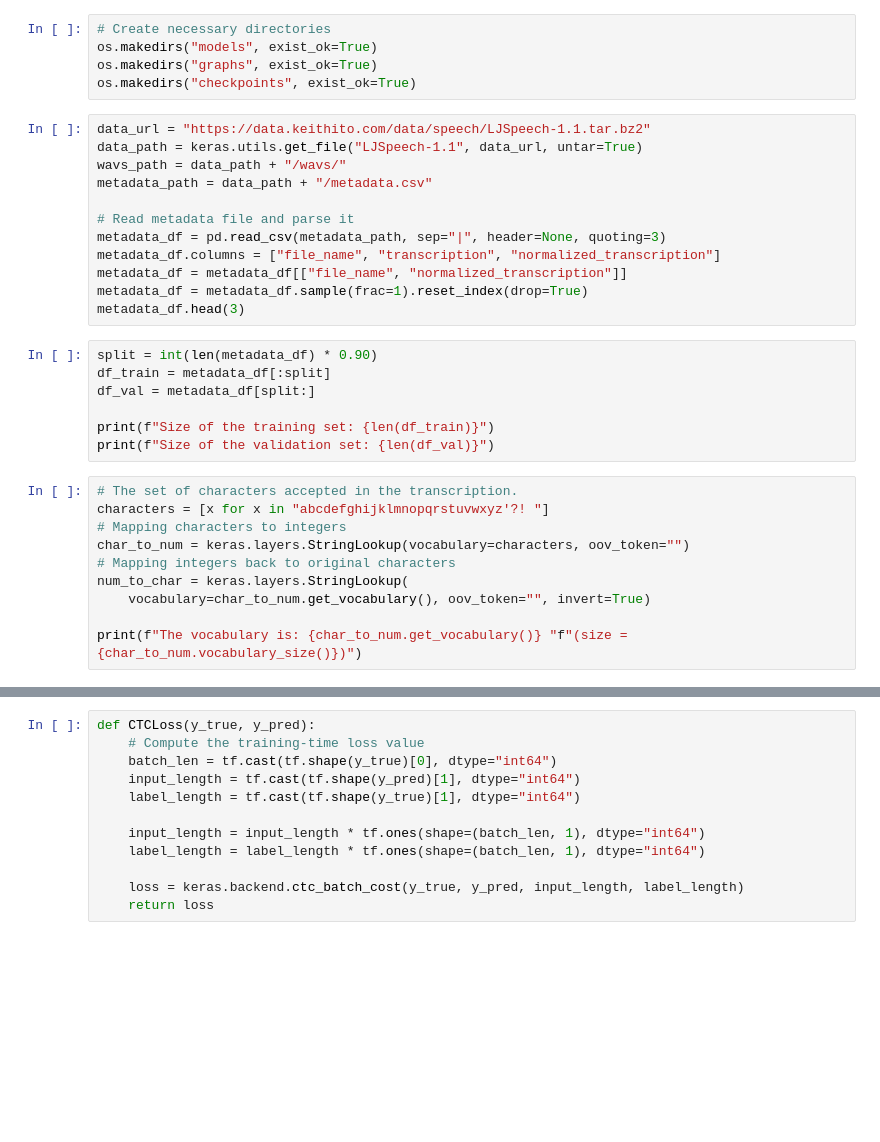
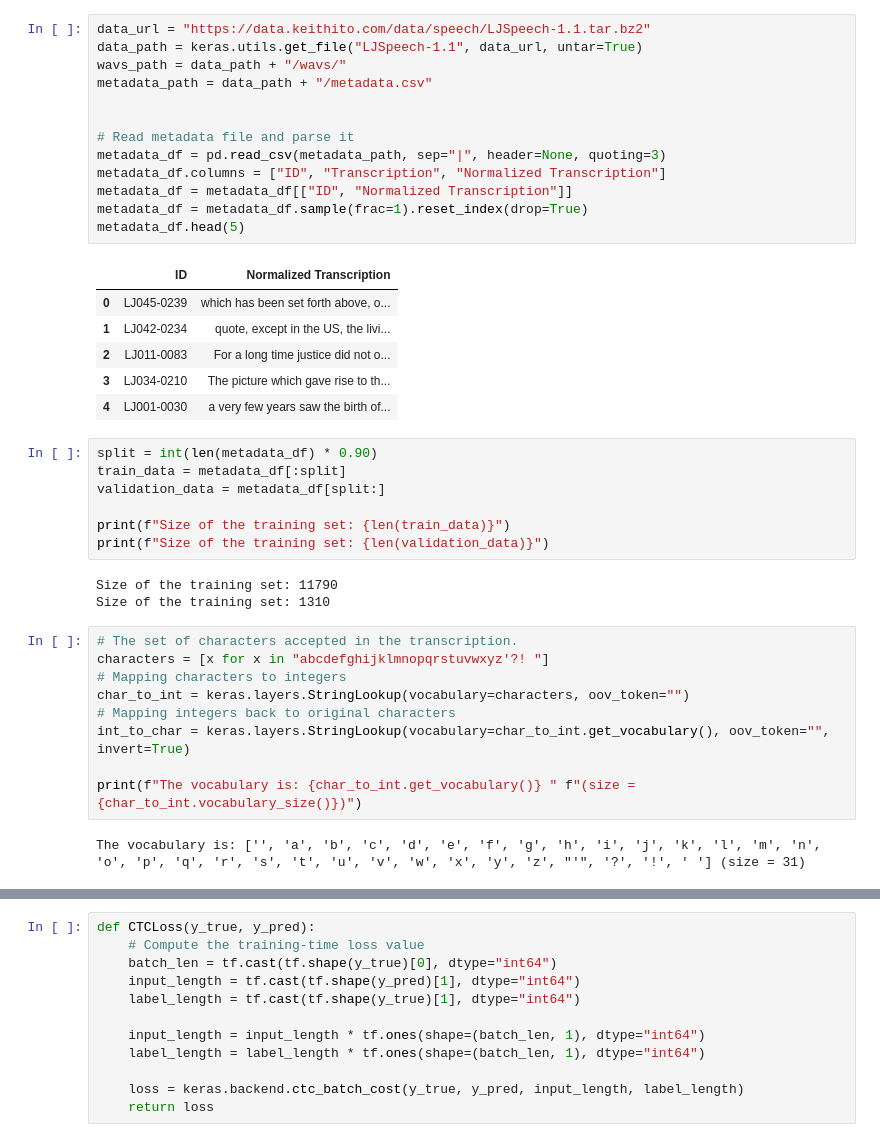
Before and after one commit to DHIWAHAR-K/Automatic-Speech-Recognition, a Jupyter notebook: OwnModel/model/construction/model_mark_1.ipynb, the cells around one changed output, grey strips where cells are left out. Saved outputs shown, nothing was run; the diff lists cells and outputs as text; blank space fills up the shorter version.

```diff
--- a/OwnModel/model/construction/model_mark_1.ipynb
+++ b/OwnModel/model/construction/model_mark_1.ipynb
@@ -33,37 +10,44 @@ ModuleNotFoundError: No module named 'pandas'
-# %%
-# Create necessary directories
-os.makedirs("models", exist_ok=True)
-os.makedirs("graphs", exist_ok=True)
-os.makedirs("checkpoints", exist_ok=True)
 # %%
 data_url = "https://data.keithito.com/data/speech/LJSpeech-1.1.tar.bz2"
 data_path = keras.utils.get_file("LJSpeech-1.1", data_url, untar=True)
 wavs_path = data_path + "/wavs/"
 metadata_path = data_path + "/metadata.csv"
 
+
 # Read metadata file and parse it
 metadata_df = pd.read_csv(metadata_path, sep="|", header=None, quoting=3)
-metadata_df.columns = ["file_name", "transcription", "normalized_transcription"]
-metadata_df = metadata_df[["file_name", "normalized_transcription"]]
+metadata_df.columns = ["ID", "Transcription", "Normalized Transcription"]
+metadata_df = metadata_df[["ID", "Normalized Transcription"]]
 metadata_df = metadata_df.sample(frac=1).reset_index(drop=True)
-metadata_df.head(3)
+metadata_df.head(5)
+# %% [output]
+|  | ID | Normalized Transcription |
+| 0 | LJ045-0239 | which has been set forth above, o... |
+| 1 | LJ042-0234 | quote, except in the US, the livi... |
+| 2 | LJ011-0083 | For a long time justice did not o... |
+| 3 | LJ034-0210 | The picture which gave rise to th... |
+| 4 | LJ001-0030 | a very few years saw the birth of... |
 # %%
 split = int(len(metadata_df) * 0.90)
-df_train = metadata_df[:split]
-df_val = metadata_df[split:]
+train_data = metadata_df[:split]
+validation_data = metadata_df[split:]
 
-print(f"Size of the training set: {len(df_train)}")
-print(f"Size of the validation set: {len(df_val)}")
+print(f"Size of the training set: {len(train_data)}")
+print(f"Size of the training set: {len(validation_data)}")
+# %% [output]
+Size of the training set: 11790
+Size of the training set: 1310
 # %%
 # The set of characters accepted in the transcription.
 characters = [x for x in "abcdefghijklmnopqrstuvwxyz'?! "]
 # Mapping characters to integers
-char_to_num = keras.layers.StringLookup(vocabulary=characters, oov_token="")
+char_to_int = keras.layers.StringLookup(vocabulary=characters, oov_token="")
 # Mapping integers back to original characters
-num_to_char = keras.layers.StringLookup(
-    vocabulary=char_to_num.get_vocabulary(), oov_token="", invert=True)
+int_to_char = keras.layers.StringLookup(vocabulary=char_to_int.get_vocabulary(), oov_token="", invert=True)
 
-print(f"The vocabulary is: {char_to_num.get_vocabulary()} "f"(size ={char_to_num.vocabulary_size()})")
+print(f"The vocabulary is: {char_to_int.get_vocabulary()} " f"(size = {char_to_int.vocabulary_size()})")
+# %% [output]
+The vocabulary is: ['', 'a', 'b', 'c', 'd', 'e', 'f', 'g', 'h', 'i', 'j', 'k', 'l', 'm', 'n', 'o', 'p', 'q', 'r', 's', 't', 'u', 'v', 'w', 'x', 'y', 'z', "'", '?', '!', ' '] (size = 31)
 # %%
 # An integer scalar Tensor. The window length in samples.
 frame_length = 256
```
Also changed, not shown: parts of 11 cells of this notebook, 1 other file.
